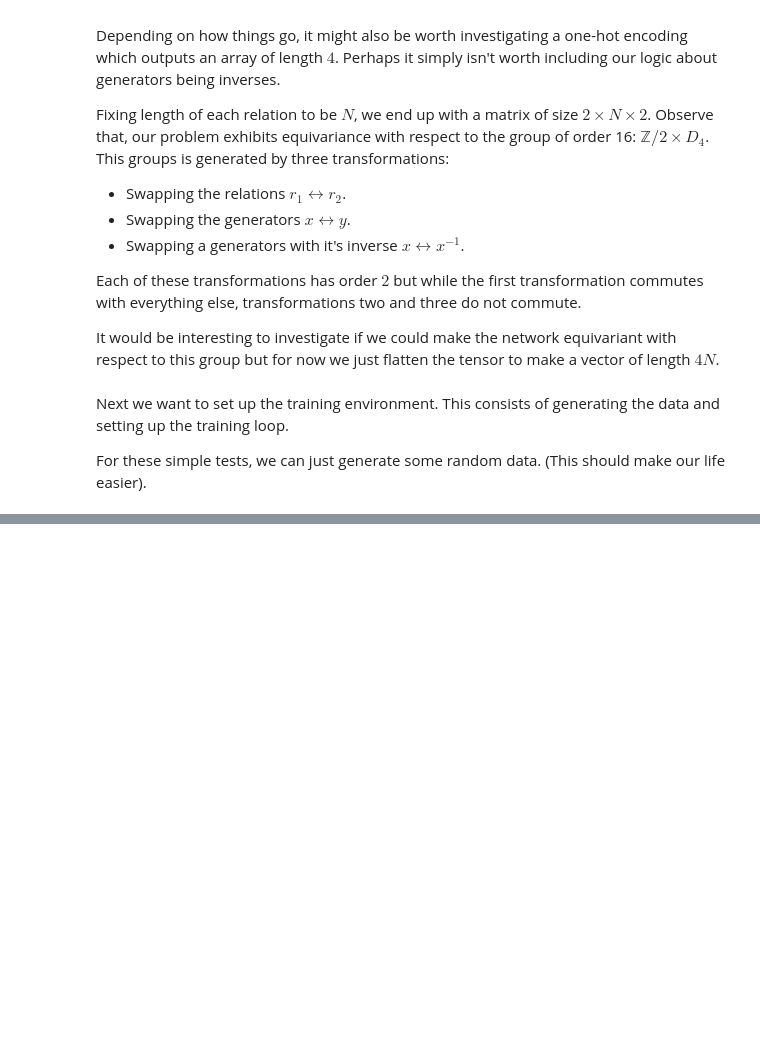
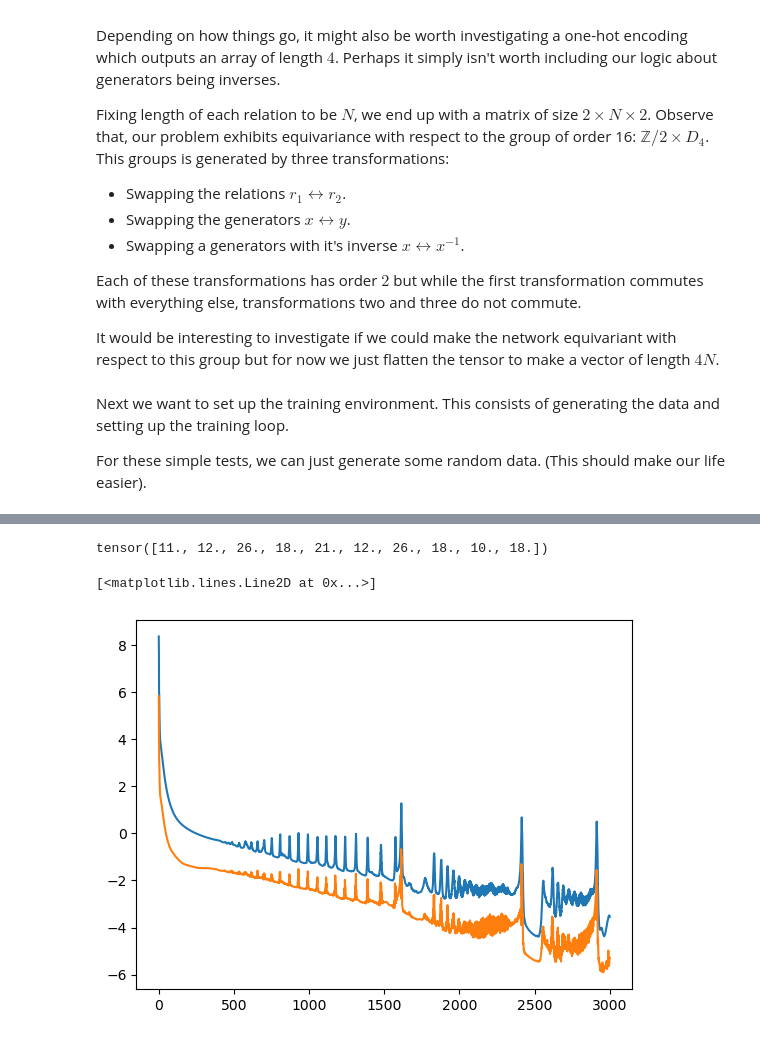
Before and after one commit to SyxtonPrime/AC-Solver, a Jupyter notebook: notebooks/Simple ML Testing.ipynb, the cells around one changed output, grey strips where cells are left out. Drawn from its saved outputs; the diff is of its cells as text; code cells hidden in the pictures; blank space fills up the shorter version.

Commit message:
simple ml model working

```diff
--- a/notebooks/Simple ML Testing.ipynb
+++ b/notebooks/Simple ML Testing.ipynb
@@ -72,17 +41,0 @@ def gen_data(num_examples, max_relator_length):
-# %%
-# Our imput will have size 80 as it corresponds to 2 relation both of length 20 with each element represented by a two dimensional vector.
-# We use a relu activation function.
-class SimpleNet(torch.nn.Module):
-    def __init__(self):
-        super(Net, self).__init__()
-        # First hidden layer
-        self.hid1 = torch.nn.Linear(80, 80)
-        # Output layer
-        self.outp = torch.nn.Linear(80, 1)
-
-        torch.nn.init.uniform_(self.hid1.weight, -0.5, 0.5)
-        torch.nn.init.uniform_(self.hid1.bias, -0.5, 0.5)
-
-    def forward(self, x):
-        z = torch.relu(self.hid1(x))
-        return self.outp(z)
@@ -464,0 +74,15 @@ np.random.randint(1, 3)
+# %%
+# Our imput will have size 80 as it corresponds to 2 relation both of length 20 with each element represented by a two dimensional vector.
+# We use a relu activation function.
+class SimpleNet(torch.nn.Module):
+    def __init__(self):
+        super(SimpleNet, self).__init__()
+        # First hidden layer
+        self.hid1 = torch.nn.Linear(80, 160)
+        # Output layer
+        self.outp = torch.nn.Linear(160, 1)
+        self.relu = torch.nn.ReLU()
+
+    def forward(self, x):
+        z = self.relu(self.hid1(x))
+        return self.outp(z)
@@ -464,0 +144,6 @@ np.random.randint(1, 3)
+# %%
+model = SimpleNet()
+_, train_data, train_goals, _ = gen_data(50000, 20)
+_, validation_data, validation_goals, _ = gen_data(1000, 20)
+# %%
+model, train_log_loss, validation_log_loss = training_loop_outer(model, train_data, train_goals, 0.01, validation_data, validation_goals, 3000, 5000)
@@ -464,0 +163,10 @@ np.random.randint(1, 3)
+# %%
+validation_goals[:10]
+# %% [output]
+tensor([11., 12., 26., 18., 21., 12., 26., 18., 10., 18.])
+# %%
+plt.plot(train_log_loss)
+plt.plot(validation_log_loss)
+# %% [output]
+[<matplotlib.lines.Line2D at 0x...>]
+[figure, added]
```
Also changed, not shown: parts of 34 cells of this notebook.
